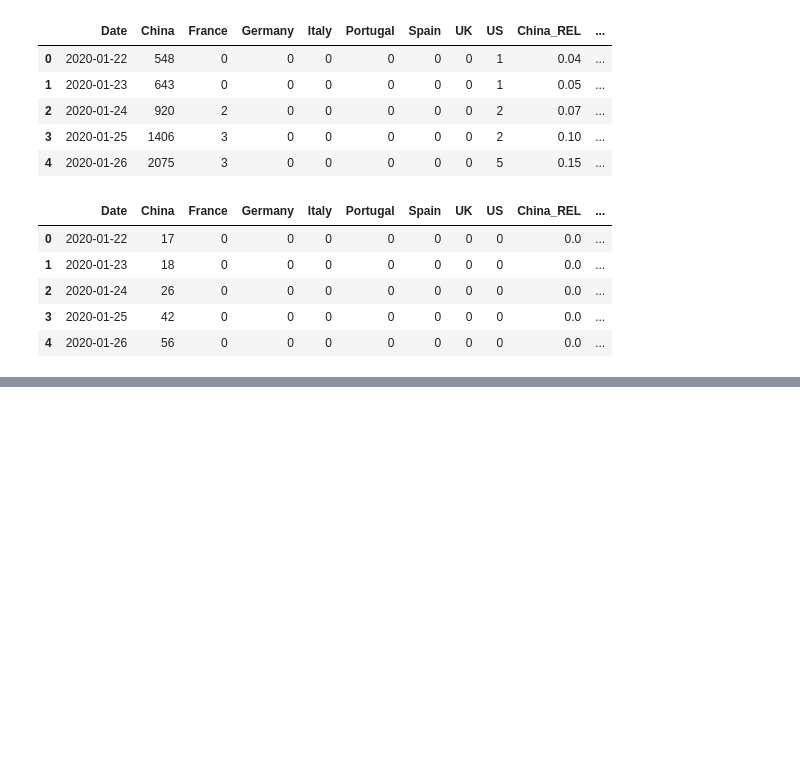
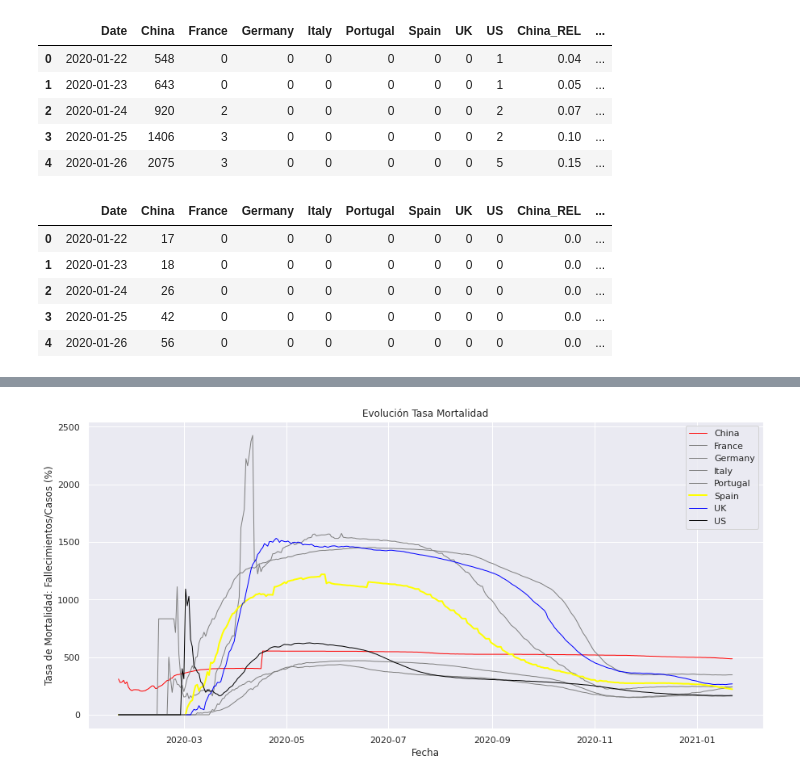
Before and after one commit to JotaBlanco/TheValley, a Jupyter notebook: Notebooks/02-analisis-exploratorio-visual/EJERCICIO_3___EDA_Visual_Covid.ipynb, the cells around one changed output, grey strips where cells are left out. Cells and saved outputs as stored; diff of their text form; code cells hidden in the pictures; blank space fills up the shorter version.

```diff
--- a/Notebooks/02-analisis-exploratorio-visual/EJERCICIO_3___EDA_Visual_Covid.ipynb
+++ b/Notebooks/02-analisis-exploratorio-visual/EJERCICIO_3___EDA_Visual_Covid.ipynb
@@ -865,0 +145,12 @@ profile_fifa19.to_file(output_file="/content/drive/My Drive/Data/Fifa19 Informe
+# %%
+# Nos quedamos con las columnas adecuadas
+df_tasa_mortalidad = df_tasa_mortalidad[cols]
+
+# Convertimos los nulls en 0s
+df_tasa_mortalidad = df_tasa_mortalidad.fillna(0)
+
+# Convertimos las cifras en porcentajes
+df_tasa_mortalidad.iloc[:,1:] = np.round(df_tasa_mortalidad.iloc[:,1:]*100, 2)
+
+# Visualizamos algunos registros
+df_tasa_mortalidad.head()
@@ -865,0 +174,32 @@ profile_fifa19.to_file(output_file="/content/drive/My Drive/Data/Fifa19 Informe
+# %%
+# Este diccionario de colores por país nos permitirá utilizar un código más sencillo en el loop
+dic_colores = {'China': 'red',
+               'France': 'grey',
+               'Germany': 'grey',
+               'Italy': 'grey',
+               'Portugal': 'grey',
+               'Spain': 'yellow',
+               'UK': 'blue',
+               'US': 'black'
+               }
+# %%
+# Generamos la imagen con la visualización
+# Tamaño de la imagen (ancho, alto)
+plt.figure(figsize=(15, 7))
+
+# Generamos el gráfico con un loop
+for pais in df_tasa_mortalidad.columns[1:]:
+  plt.plot(df_tasa_mortalidad['Date'],
+           df_tasa_mortalidad[pais],
+           label = pais,
+           color = dic_colores[pais],
+           linewidth = 2 if pais == 'Spain' else 1)
+
+# Añadimos detalles a la imagen
+plt.legend()
+plt.title('Evolución Tasa Mortalidad')
+plt.xlabel('Fecha')
+plt.ylabel('Tasa de Mortalidad: Fallecimientos/Casos (%)')
+plt.show()
+# %% [output]
+[figure, added]
```
Also changed, not shown: parts of 129 cells of this notebook.
